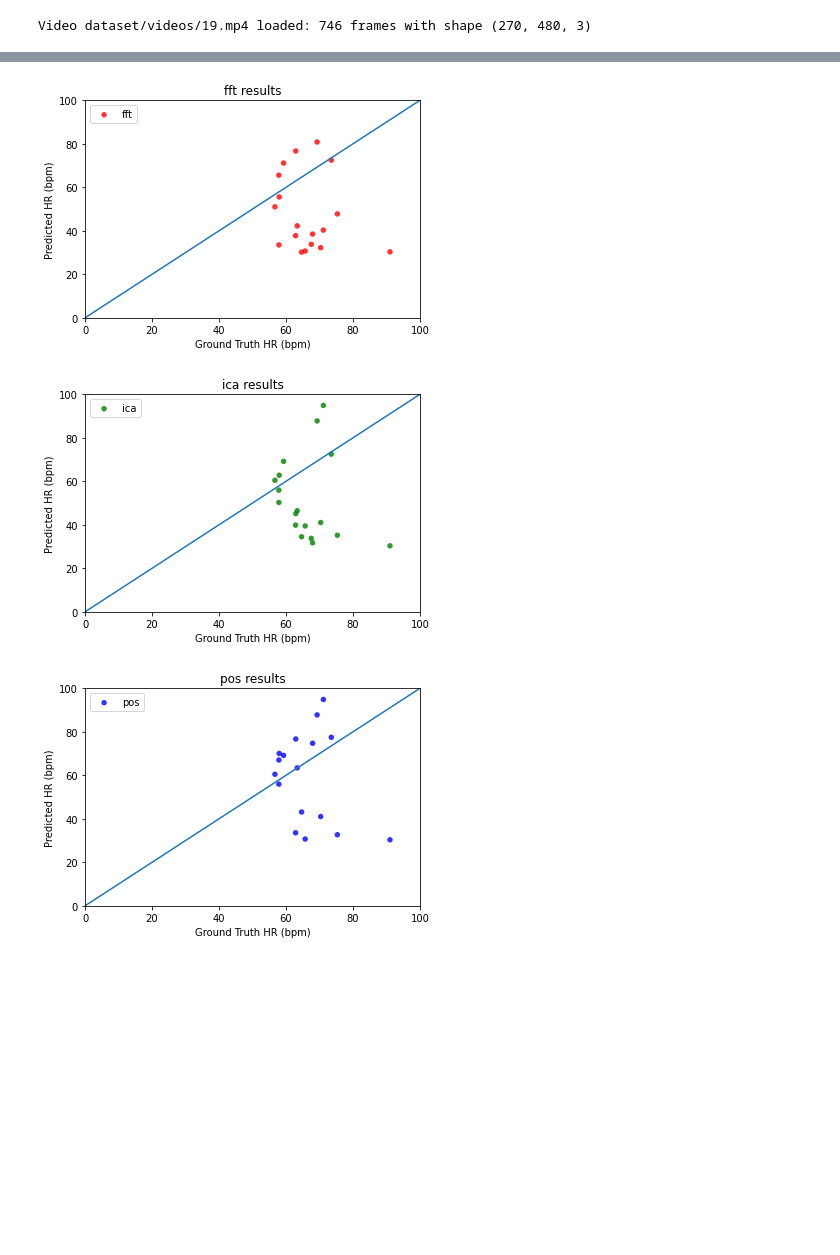
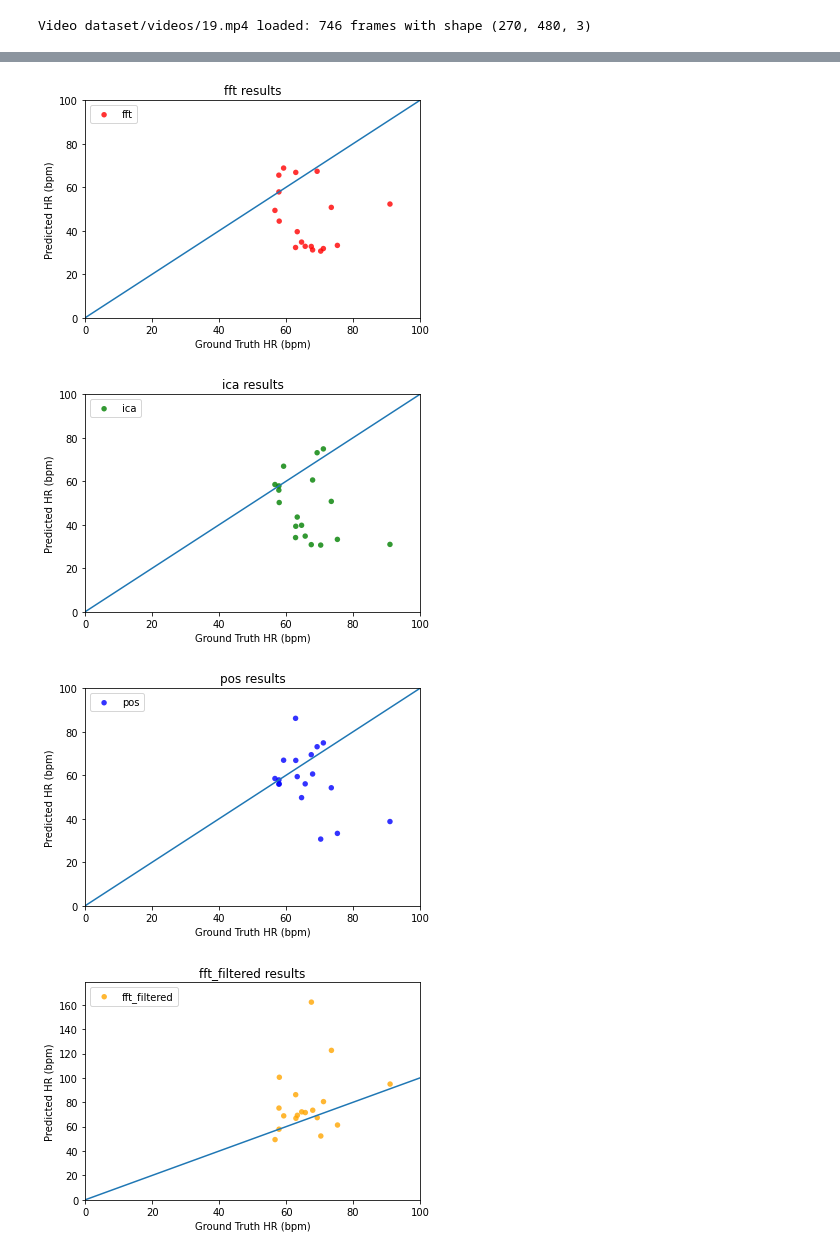
Before and after one commit to danny13690/marvl-heartrate, a Jupyter notebook: Extract_Signals.ipynb, the cells around one changed output, grey strips where cells are left out. Drawn from its saved outputs; the diff is of its cells as text; code cells hidden in the pictures; blank space fills up the shorter version.

```diff
--- a/Extract_Signals.ipynb
+++ b/Extract_Signals.ipynb
@@ -56,17 +56,21 @@ for filename in os.listdir(datastreams_path):
     if filename[0] == '.': continue
     index = int(filename)
 
-    fps = float(rows[index][fields.beat_count])
+    fps = float(rows[index][fields.vid_fps])
     signal_1d = np.load(datastreams_path+filename+"/signal_1D.npy")
     signal_3d = np.load(datastreams_path+filename+"/signal_3D.npy")
 
     hr_pos, _ = utils.process_pos(signal_3d, fps)
     hr_ica = utils.process_ica(signal_3d, fps)
     hr_fft = utils.process_fft(signal_1d, fps)
+    hr_ica_filtered = utils.process_ica(signal_3d, fps, filter=True)
+    hr_fft_filtered = utils.process_fft(signal_1d, fps, filter=True)
 
     rows[index][fields.hr_fft] = str(hr_fft * 60)
     rows[index][fields.hr_ica] = str(hr_ica * 60)
     rows[index][fields.hr_pos] = str(hr_pos * 60)
+    rows[index][fields.hr_ica_filtered] = str(hr_ica_filtered * 60)
+    rows[index][fields.hr_fft_filtered] = str(hr_fft_filtered * 60)
 # %%
 dataset_utils.write_csv(csv_path, rows)
 # %%
@@ -75,14 +79,20 @@ gt = np.array([float(rows[i][fields.adjusted_hr_bpm]) for i in samples])
 fft = np.array([float(rows[i][fields.hr_fft]) for i in samples])
 ica = np.array([float(rows[i][fields.hr_ica]) for i in samples])
 pos = np.array([float(rows[i][fields.hr_pos]) for i in samples])
+fft_filtered = np.array([float(rows[i][fields.hr_fft_filtered]) for i in samples])
+ica_filtered = np.array([float(rows[i][fields.hr_ica_filtered]) for i in samples])
+
+wechat_compression = np.array([rows[i][fields.wechat_compression]=='Y' for i in samples])
+adverse_conditions = np.array([rows[i][fields.adverse_conditions]=='Y' for i in samples])
+glasses = np.array([rows[i][fields.glasses]=='Y' for i in samples])
 # %%
-preds = (fft, ica, pos)
-colors = ("red", "green", "blue")
-groups = ("fft", "ica", "pos")
+preds = (fft, ica, pos, fft_filtered, ica_filtered)
+colors = ("red", "green", "blue", "orange", "purple")
+groups = ("fft", "ica", "pos", "fft_filtered", "ica_filtered")
 
 fig = plt.figure()
 ax = fig.add_subplot(1, 1, 1)
-ax.set(xlim=(0, 100), ylim=(0, 100))
+ax.set(xlim=(0, 100), ylim=(0, 200))
 ax.plot((0,100), (0,100))
 plt.xlabel('Ground Truth HR (bpm)')
 plt.ylabel('Predicted HR (bpm)')
@@ -98,20 +108,22 @@ plt.show()
 # %%
-preds = (fft, ica, pos)
-colors = ("red", "green", "blue")
-groups = ("fft", "ica", "pos")
+preds = (fft, ica, pos, fft_filtered, ica_filtered)
+colors = ("red", "green", "blue", "orange", "purple")
+groups = ("fft", "ica", "pos", "fft_filtered", "ica_filtered")
 
 for color,group,pred in zip(colors,groups,preds):
     fig = plt.figure()
     ax = fig.add_subplot(1, 1, 1)
-    ax.set(xlim=(0, 100), ylim=(0, 100))
+    y_max = np.max([100,np.max(pred) * 1.1])
+    ax.set(xlim=(0, 100), ylim=(0, y_max))
     ax.plot((0,100), (0,100))
     plt.xlabel('Ground Truth HR (bpm)')
     plt.ylabel('Predicted HR (bpm)')
     ax.scatter(gt, pred, alpha=0.8, c=color, edgecolors='none', s=30, label=group)
     plt.title(group + " results")
     plt.legend(loc=2)
     plt.show()
 # %% [output]
-[figure, old version]
+[figure, new version]
-[figure, old version]
+[figure, new version]
-[figure, old version]
+[figure, new version]
+[figure, added]
```
Also changed, not shown: parts of 5 cells of this notebook, 1 other file.
